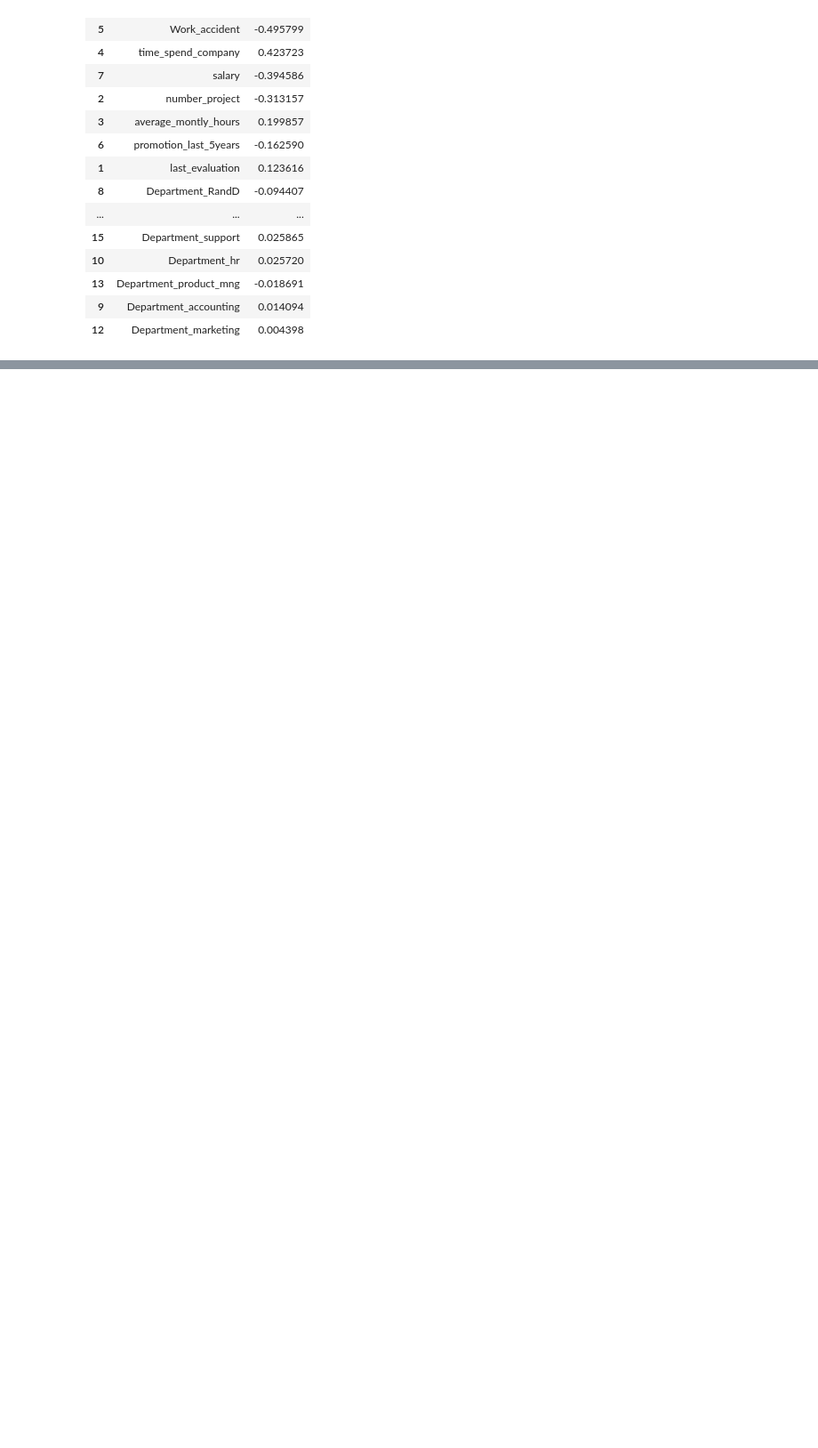
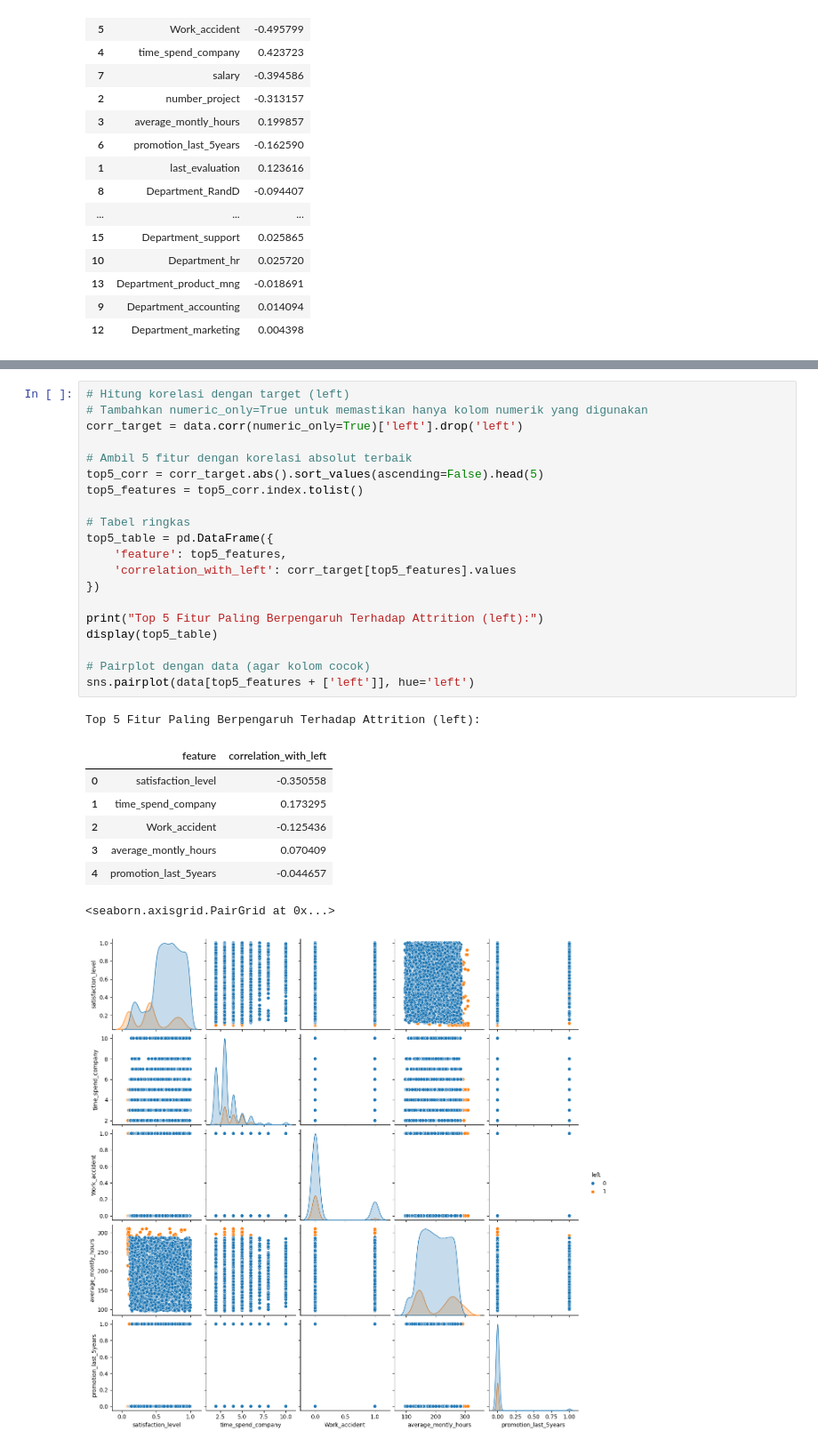
Before and after one commit to dindahanifa/mechine_learning, a Jupyter notebook: HR_LR.ipynb, the cells around one changed output, grey strips where cells are left out. Shown at 89% size. Cells and saved outputs as stored; diff of their text form; blank space fills up the shorter version.

```diff
--- a/HR_LR.ipynb
+++ b/HR_LR.ipynb
@@ -602,0 +523,30 @@ The heatmap interpretation reveals the following about feature relationships and
+# %%
+# Hitung korelasi dengan target (left)
+# Tambahkan numeric_only=True untuk memastikan hanya kolom numerik yang digunakan
+corr_target = data.corr(numeric_only=True)['left'].drop('left')
+
+# Ambil 5 fitur dengan korelasi absolut terbaik
+top5_corr = corr_target.abs().sort_values(ascending=False).head(5)
+top5_features = top5_corr.index.tolist()
+
+# Tabel ringkas
+top5_table = pd.DataFrame({
+    'feature': top5_features,
+    'correlation_with_left': corr_target[top5_features].values
+})
+
+print("Top 5 Fitur Paling Berpengaruh Terhadap Attrition (left):")
+display(top5_table)
+
+# Pairplot dengan data (agar kolom cocok)
+sns.pairplot(data[top5_features + ['left']], hue='left')
+# %% [output]
+Top 5 Fitur Paling Berpengaruh Terhadap Attrition (left):
+|  | feature | correlation_with_left |
+| 0 | satisfaction_level | -0.350558 |
+| 1 | time_spend_company | 0.173295 |
+| 2 | Work_accident | -0.125436 |
+| 3 | average_montly_hours | 0.070409 |
+| 4 | promotion_last_5years | -0.044657 |
+<seaborn.axisgrid.PairGrid at 0x...>
+[figure, added]
```
Also changed, not shown: parts of 9 cells of this notebook.
